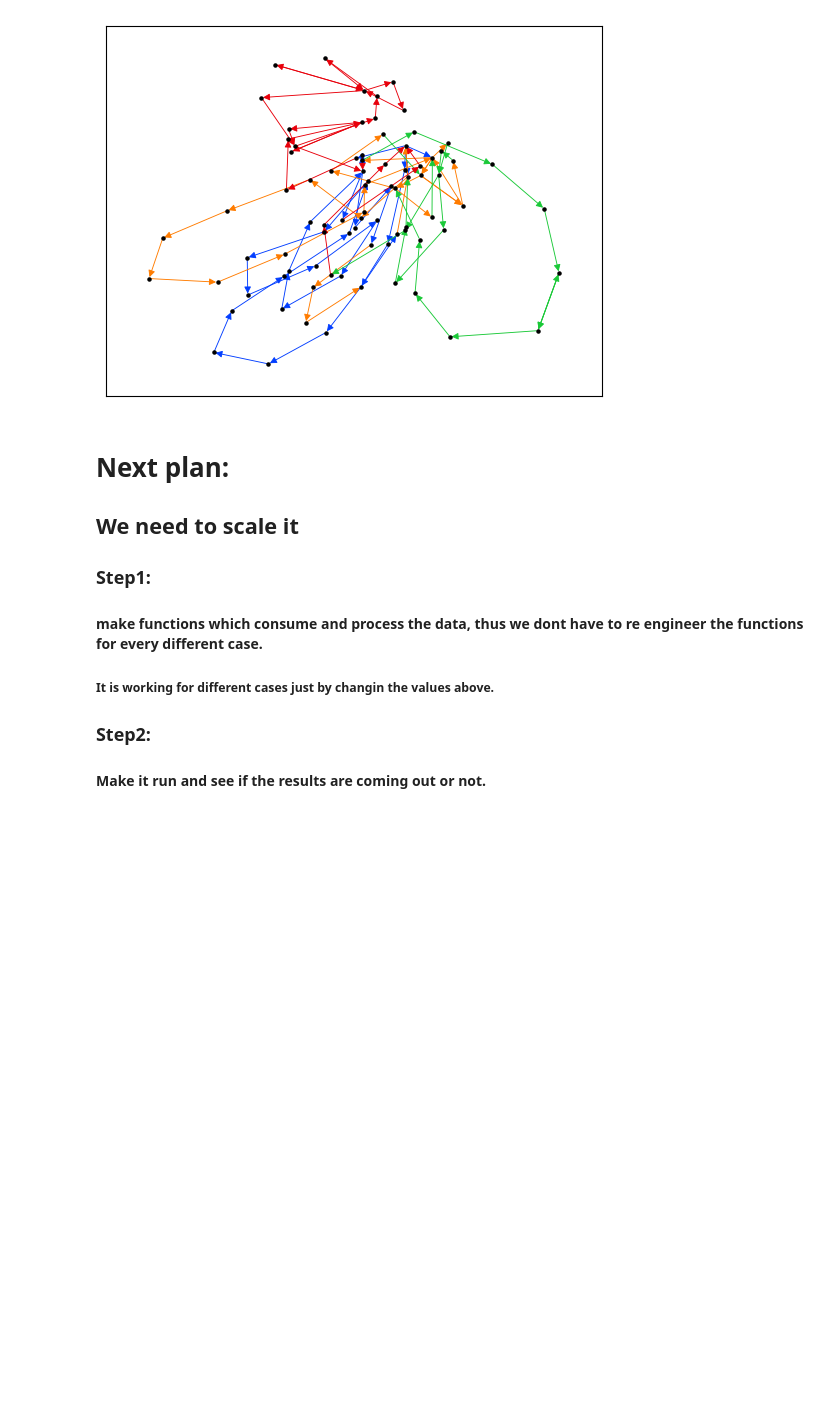
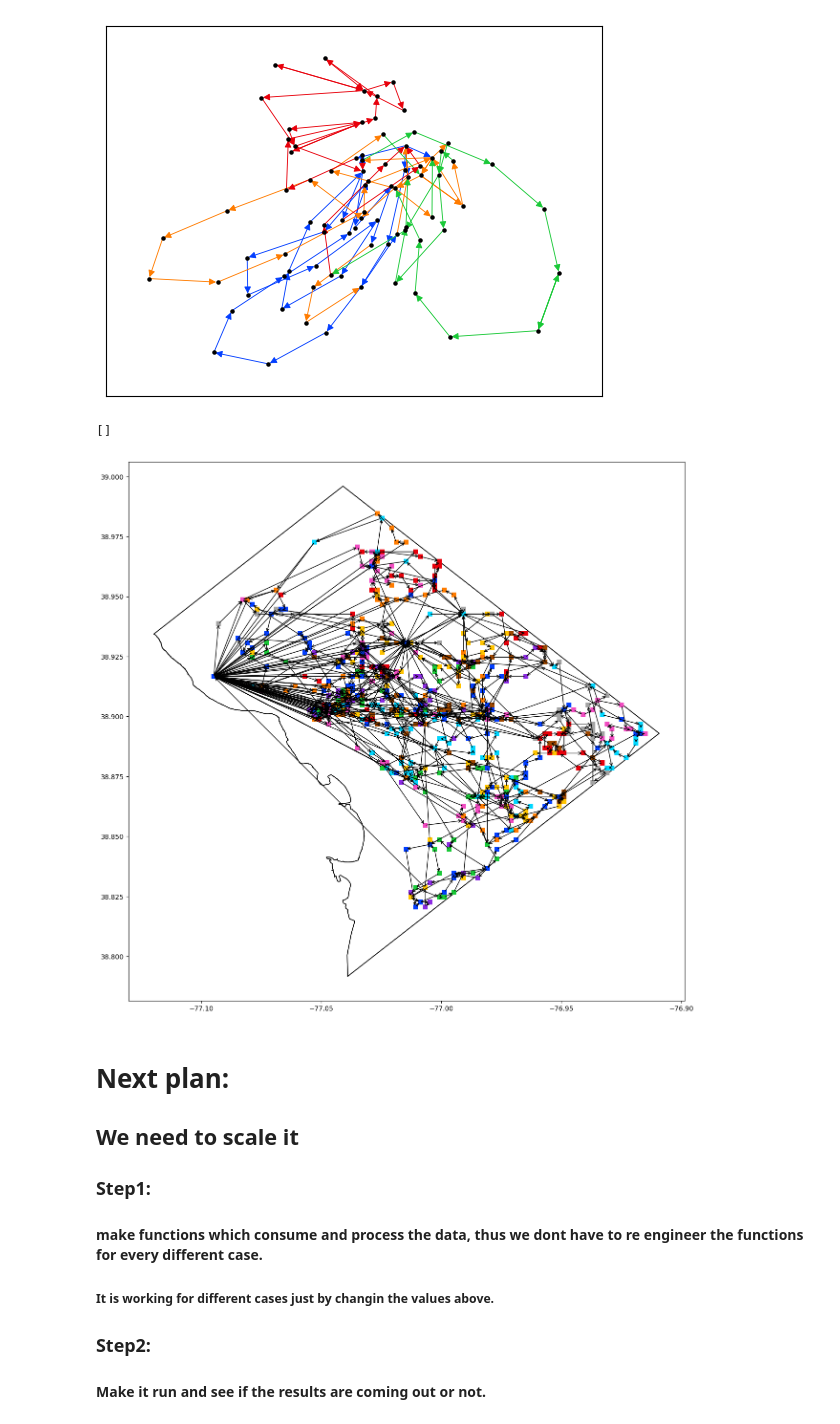
Before and after one commit to Mister-JP/Uber_bus_2022, a Jupyter notebook: optimized_bus_routes.ipynb, the cells around one changed output. Saved outputs shown, nothing was run; the diff lists cells and outputs as text; code cells hidden in the pictures; blank space fills up the shorter version.

Commit message:
Updated output of the final bus routes

```diff
--- a/optimized_bus_routes.ipynb
+++ b/optimized_bus_routes.ipynb
@@ -781,35 +781,38 @@ nx.draw_networkx(G3, pos = pos,arrows = True, node_shape = "o", edge_color=color
 # %%
 # res_intersection = DC.overlay(grid, how='intersection')
 ax = DC.plot(facecolor='none', figsize=(15, 15))
 ax = DC.plot(ax=ax, facecolor='none',edgecolor='k')
 curr_vehicle = 0
 
 for vehicle_route in unique_vehicle_stops:
-    ax = DC.plot(facecolor='none', figsize=(15, 15))
-    ax = DC.plot(ax=ax, facecolor='none',edgecolor='k')
+    # ax = DC.plot(facecolor='none', figsize=(15, 15))
+    # ax = DC.plot(ax=ax, facecolor='none',edgecolor='k')
     # print(curr_vehicle)
     # print(str(pallete[curr_vehicle]))
     if curr_vehicle>=active_vehicles:
     # if curr_vehicle>=1:
         break
     prev_poly = None
     for polygon_index in vehicle_route:
         #print(polygons[polygon_index])
         colored_box = gpd.GeoDataFrame({'geometry':[polygons[polygon_index]]})
         curr_poly = polygons[polygon_index]
         if prev_poly!=None:
             centroid_curr_poly = curr_poly.centroid
             centroid_prev_poly = prev_poly.centroid
             # print("curr_poly = ", centroid_curr_poly.x)
             # print("prev_poly = ", centroid_prev_poly)
             ax.annotate('', xy=(centroid_prev_poly.x, centroid_prev_poly.y), xytext=(centroid_curr_poly.x, centroid_curr_poly.y), arrowprops=dict(arrowstyle="->"), color='k')
         prev_poly = curr_poly
         # color = str(colors[15])
         #print(color)
         ax = colored_box.plot(ax=ax, facecolor=str(pallete[curr_vehicle]),edgecolor='none')
     curr_vehicle+=1
-    ax.plot(ax=ax)
-    plt.savefig("busdata/"+str(curr_vehicle)+"_"+'route.jpg')
+ax.plot(ax=ax)
+# plt.savefig("busdata/"+str(curr_vehicle)+"_"+'route.jpg')
+# %% [output]
+[]
+[figure, added]
 # %% [markdown]
 # Next plan:
 
```
